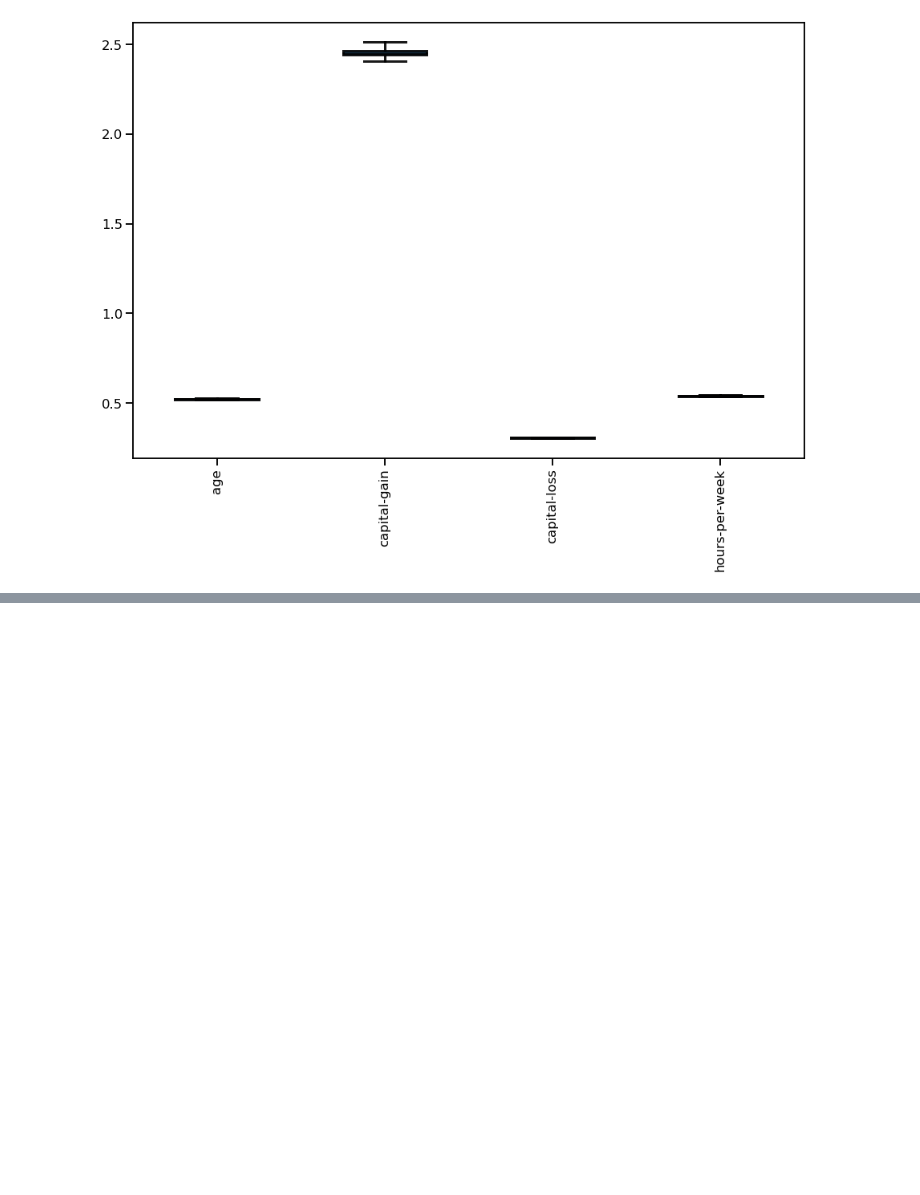
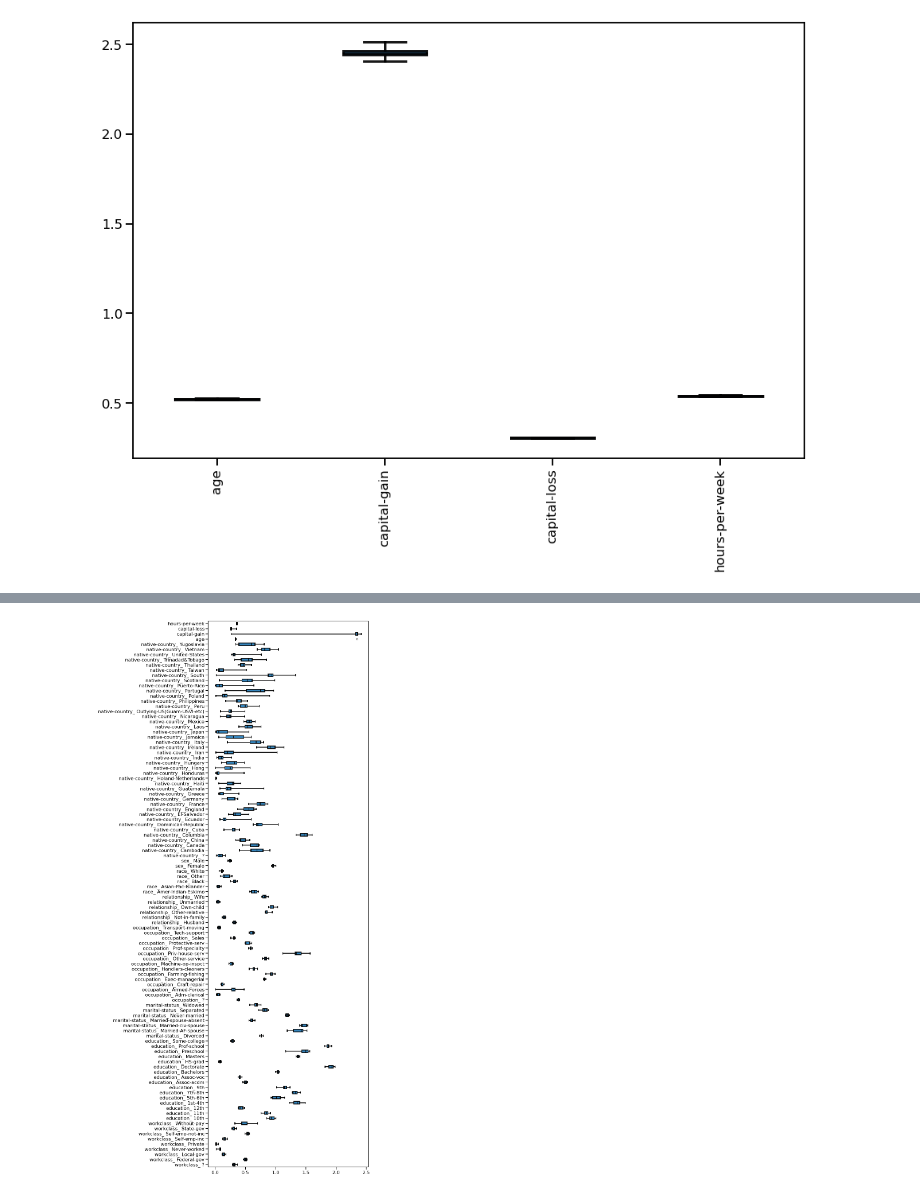
Before and after one commit to iannjari/Scikit-learn-Linear-models, a Jupyter notebook: Notebook.ipynb, the cells around one changed output, grey strips where cells are left out. Saved outputs shown, nothing was run; the diff lists cells and outputs as text; code cells hidden in the pictures; blank space fills up the shorter version.

Commit message:
Logistic Regressor with both numerical and categorical features

```diff
--- a/Notebook.ipynb
+++ b/Notebook.ipynb
@@ -272,0 +297,17 @@ coefs.abs().plot.box(**boxplot_property, ax=ax)
+# %%
+from sklearn.compose import ColumnTransformer
+
+preprocessor = ColumnTransformer([
+    ('one-hot-encoder', categorical_preprocessor, categorical_columns),
+    ('standard-scaler', numerical_preprocessor, numerical_columns)])
+# %%
+logistic_regression = make_pipeline(
+    preprocessor, LogisticRegression()
+)
+
+
+from sklearn.model_selection import cross_validate
+cv_results = cross_validate(
+    logistic_regression, data, target, cv=10,return_estimator=True)
+
+cv_results
@@ -272,0 +355,9 @@ coefs.abs().plot.box(**boxplot_property, ax=ax)
+# %%
+preprocessor.fit(data)
+feature_names = (preprocessor.named_transformers_["one-hot-encoder"]
+                             .get_feature_names(categorical_columns)).tolist()
+feature_names += numerical_columns
+# %%
+coefs = [estimator[1].coef_[0] for estimator in cv_results["estimator"]]
+coefs = pd.DataFrame(coefs, columns=feature_names)
+coefs
@@ -272,0 +377,16 @@ coefs.abs().plot.box(**boxplot_property, ax=ax)
+# %%
+boxplot_property = {
+    "vert": False,
+    "whis": 100,
+    "patch_artist": True,
+    "widths": 0.5,
+    "boxprops": dict(linewidth=3, color="black", alpha=0.9),
+    "medianprops": dict(linewidth=2.5, color="black", alpha=0.9),
+    "whiskerprops": dict(linewidth=3, color="black", alpha=0.9),
+    "capprops": dict(linewidth=3, color="black", alpha=0.9),
+}
+
+_, ax = plt.subplots(figsize=(10, 35))
+_ = coefs.abs().plot.box(**boxplot_property, ax=ax)
+# %% [output]
+[figure, added]
```
Also changed, not shown: parts of 7 cells of this notebook.
